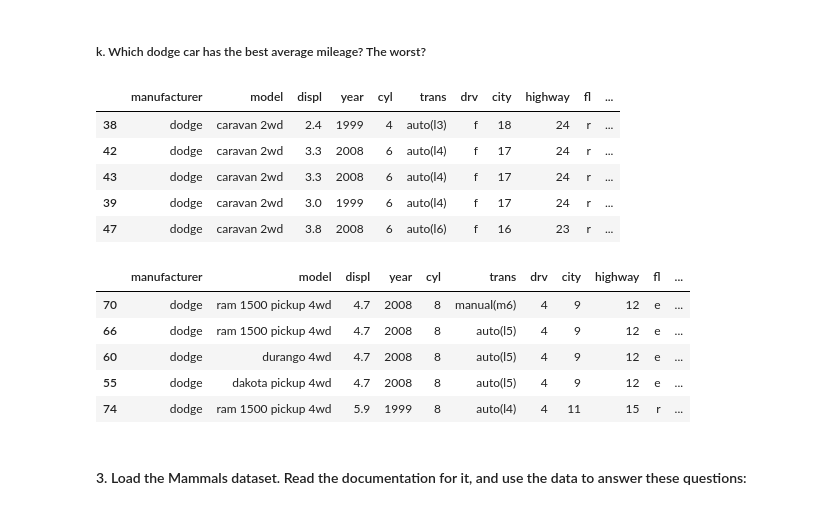
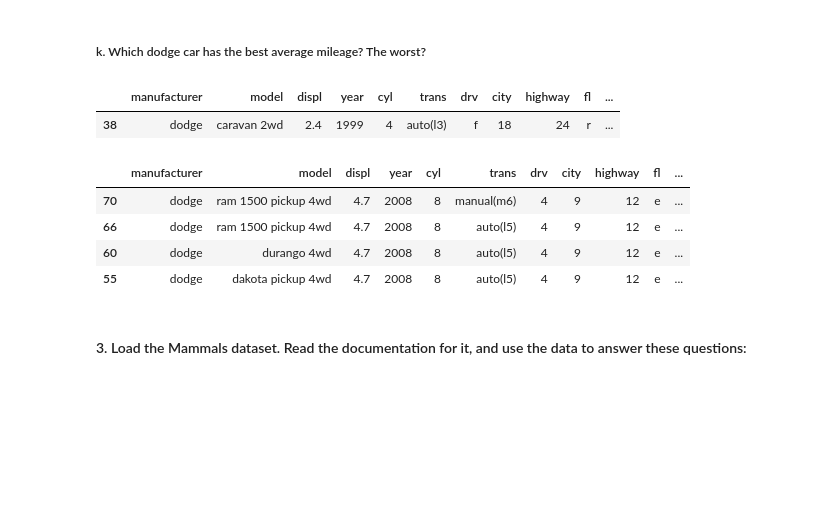
Before and after one commit to morgancross2/numpy-pandas-visualization-exercises, a Jupyter notebook: dataframes.ipynb, the cells around one changed output. Saved outputs shown, nothing was run; the diff lists cells and outputs as text; code cells hidden in the pictures; blank space fills up the shorter version.

```diff
--- a/dataframes.ipynb
+++ b/dataframes.ipynb
@@ -266,24 +280,19 @@ mpg_df
 ##### k. Which dodge car has the best average mileage? The worst?
 # %%
 #best
-mpg_df[mpg_df['manufacturer'] == 'dodge'].sort_values(by='average_mileage', ascending=False).head()
+mpg_df[mpg_df['manufacturer'] == 'dodge'].sort_values(by='average_mileage', ascending=False).head(1)
 # %% [output]
 |  | manufacturer | model | displ | year | cyl | trans | drv | city | highway | fl | ... |
 | 38 | dodge | caravan 2wd | 2.4 | 1999 | 4 | auto(l3) | f | 18 | 24 | r | ... |
-| 42 | dodge | caravan 2wd | 3.3 | 2008 | 6 | auto(l4) | f | 17 | 24 | r | ... |
-| 43 | dodge | caravan 2wd | 3.3 | 2008 | 6 | auto(l4) | f | 17 | 24 | r | ... |
-| 39 | dodge | caravan 2wd | 3.0 | 1999 | 6 | auto(l4) | f | 17 | 24 | r | ... |
-| 47 | dodge | caravan 2wd | 3.8 | 2008 | 6 | auto(l6) | f | 16 | 23 | r | ... |
 # %%
 #worst
-mpg_df[mpg_df['manufacturer'] == 'dodge'].sort_values(by='average_mileage').head()
+mpg_df[mpg_df['manufacturer'] == 'dodge'].sort_values(by='average_mileage').head(4)
 # %% [output]
 |  | manufacturer | model | displ | year | cyl | trans | drv | city | highway | fl | ... |
 | 70 | dodge | ram 1500 pickup 4wd | 4.7 | 2008 | 8 | manual(m6) | 4 | 9 | 12 | e | ... |
 | 66 | dodge | ram 1500 pickup 4wd | 4.7 | 2008 | 8 | auto(l5) | 4 | 9 | 12 | e | ... |
 | 60 | dodge | durango 4wd | 4.7 | 2008 | 8 | auto(l5) | 4 | 9 | 12 | e | ... |
 | 55 | dodge | dakota pickup 4wd | 4.7 | 2008 | 8 | auto(l5) | 4 | 9 | 12 | e | ... |
-| 74 | dodge | ram 1500 pickup 4wd | 5.9 | 1999 | 8 | auto(l4) | 4 | 11 | 15 | r | ... |
 # %% [markdown]
 #### 3. Load the Mammals dataset. Read the documentation for it, and use the data to answer these questions:
 # %%
```
Also changed, not shown: parts of 7 cells of this notebook.
